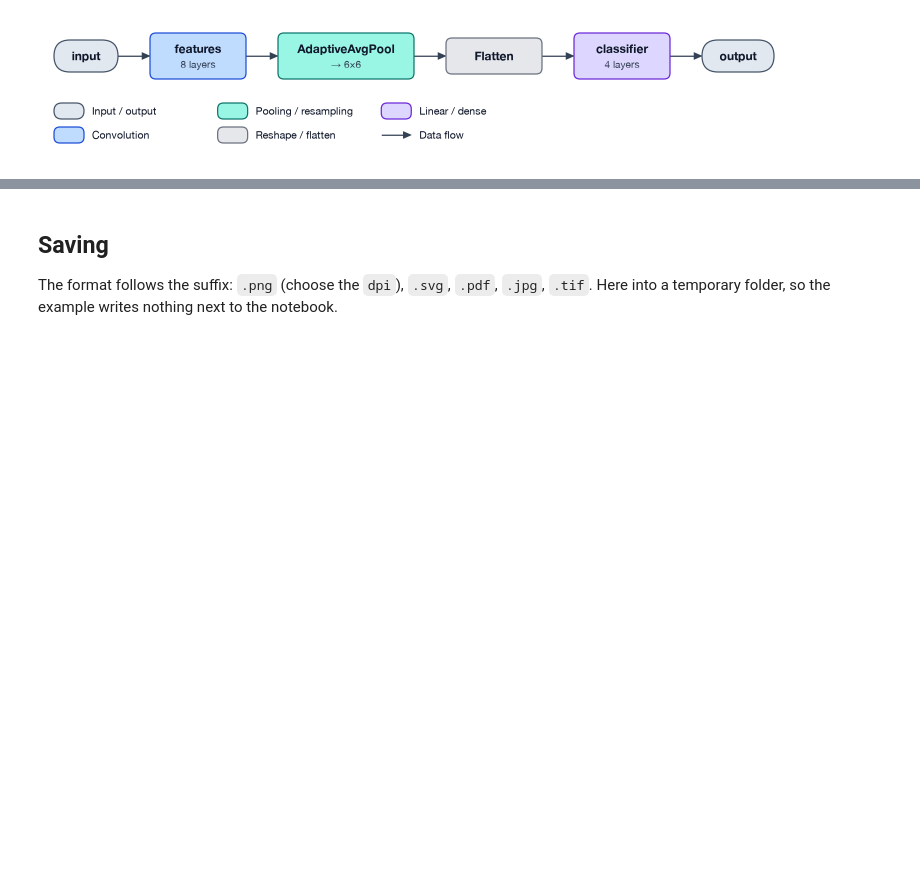
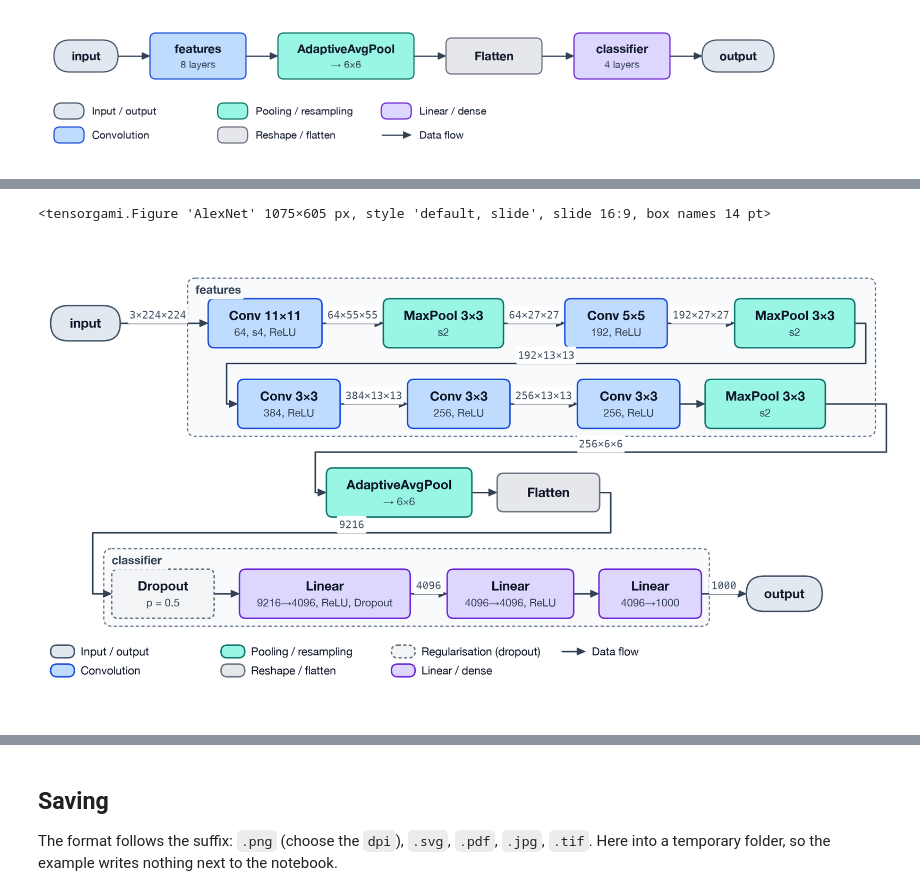
Before and after one commit to AndreiUtina/TensorGami, a Jupyter notebook: examples/alexnet.ipynb, the cells around one changed output, grey strips where cells are left out. Saved outputs shown, nothing was run; the diff lists cells and outputs as text; code cells hidden in the pictures; blank space fills up the shorter version.

Commit message:
improve slides readability

```diff
--- a/examples/alexnet.ipynb
+++ b/examples/alexnet.ipynb
@@ -71,0 +80,7 @@ tg.draw(model, x, level="stages", wrap_width=None, shapes_on_edges=False)
+# %%
+slide = tg.draw(model, x, fit="slide")
+print(slide)
+slide
+# %% [output]
+<tensorgami.Figure 'AlexNet' 1075×605 px, style 'default, slide', slide 16:9, box names 14 pt>
+[figure, added]
```
Also changed, not shown: parts of 3 cells of this notebook, 17 other files.
